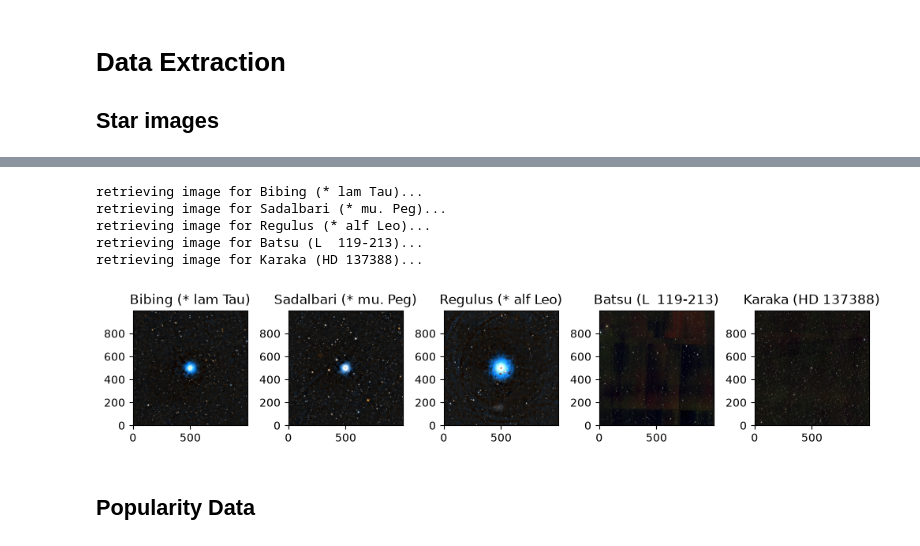
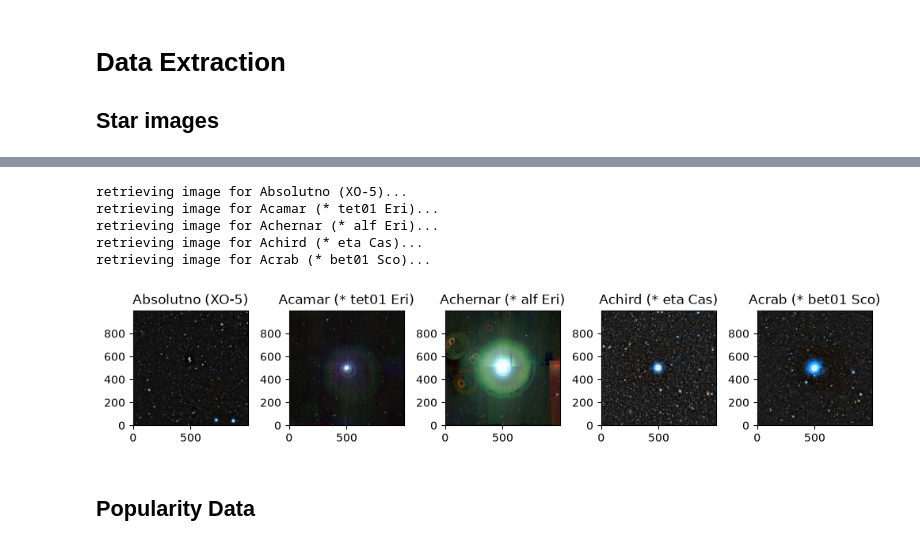
Before and after one commit to etu8924/CelestialCelebs, a Jupyter notebook: sophia_research/img_processing.ipynb, the cells around one changed output, grey strips where cells are left out. Cells and saved outputs as stored; diff of their text form; code cells hidden in the pictures.

```diff
--- a/sophia_research/img_processing.ipynb
+++ b/sophia_research/img_processing.ipynb
@@ -29,30 +29,3 @@ from popularity_queries import pytrends_query, wiki_pageviews
 # %% [markdown]
 # Data Extraction
 ## Star images
-# %%
-## query for RA and Dec data
-
-star_data = pd.read_csv('clean_stars.csv')
-star_data['main_id'] = ''
-star_data['ra'] = 0.0
-star_data['dec'] = 0.0
-
-N_STARS = star_data.shape[0]
-
-for i in range(N_STARS):
-    try:
-        target_coords = Simbad.query_objects([star_data.loc[i]['common_name'], star_data.loc[i]['designation']])['main_id', 'ra', 'dec'].to_pandas()
-        target_coords = target_coords.dropna().drop_duplicates()
-        target_coords = target_coords.reset_index(drop=True)
-        star_data.loc[i, 'main_id'] = target_coords.loc[0, 'main_id']
-        star_data.loc[i,'ra'] = target_coords.loc[0, 'ra']
-        star_data.loc[i, 'dec'] = target_coords.loc[0, 'dec']
-        time.sleep(1.0) # simbad soft blocks ip addresses that send too many requests at once
-    except:
-        print(star_data.loc[i])
-        pass # star is not in the database, most likely
-
-# save as CSV for future use
-
-star_data.to_csv('complete_star_data.csv', index=False)
-print(star_data)
@@ -126,10 +81,16 @@ def get_hips_image(ra, dec):
 # %%
 ## obtain images for target celestial bodies from RA and dec
 
-for i in range(N_STARS):
+star_data = pd.read_csv('../data/star_data.csv')
+
+for i in range(star_data.shape[0]):
     [common_name, designation, _, main_id, ra, dec] = star_data.loc[i]
-    f_designation = designation.replace(' ', '_') # replace spaces with underscores for easier image access
+    f_designation = designation.replace(' ', '_').lower() # replace spaces with underscores for easier image access
     name = f'{common_name} ({main_id})'
     print(f'retrieving image for {name}')
-    plt.imsave(f'images/{f_designation}.png', get_hips_image(ra, dec))
+    try:
+        plt.imsave(f'images/{f_designation}.png', get_hips_image(ra, dec))
+    except:
+        # likely doesn't exist in the simbad database - just ignore
+        pass
 # %% [output]
@@ -153,29 +114,29 @@ retrieving image for Alnilam (* eps Ori)
 # %%
 ## display images as a test
 
 N = 5
 fig, axes = plt.subplots(nrows=1, ncols=N, figsize=(10, 5))
 
 # iterate through each celestial body for each subplot
 for i in range(N):
-   name = f'{star_data.loc[i, 'common_name']} ({star_data.loc[i, 'main_id']})'
+   name = f'{star_data.loc[i, 'modern_name']} ({star_data.loc[i, 'main_id']})'
    fname = star_data.loc[i, 'designation'].replace(' ', '_')
    try:
       print(f"retrieving image for {name}...")
       axes[i].imshow(plt.imread(f'images/{fname}.png'), origin='lower') # color img display
       axes[i].set_title(name)
    except:
       # likely caused an error - just skip over it
       print(f"error retrieving image for {name}... skipping")
 
 plt.tight_layout()
 plt.show()
 # %% [output]
-retrieving image for Bibing (* lam Tau)...
-retrieving image for Sadalbari (* mu. Peg)...
-retrieving image for Regulus (* alf Leo)...
-retrieving image for Batsu (L  119-213)...
-retrieving image for Karaka (HD 137388)...
+retrieving image for Absolutno (XO-5)...
+retrieving image for Acamar (* tet01 Eri)...
+retrieving image for Achernar (* alf Eri)...
+retrieving image for Achird (* eta Cas)...
+retrieving image for Acrab (* bet01 Sco)...
-[figure, old version]
+[figure, new version]
 # %% [markdown]
 ## Popularity Data
```
Also changed, not shown: parts of 6 cells of this notebook.
